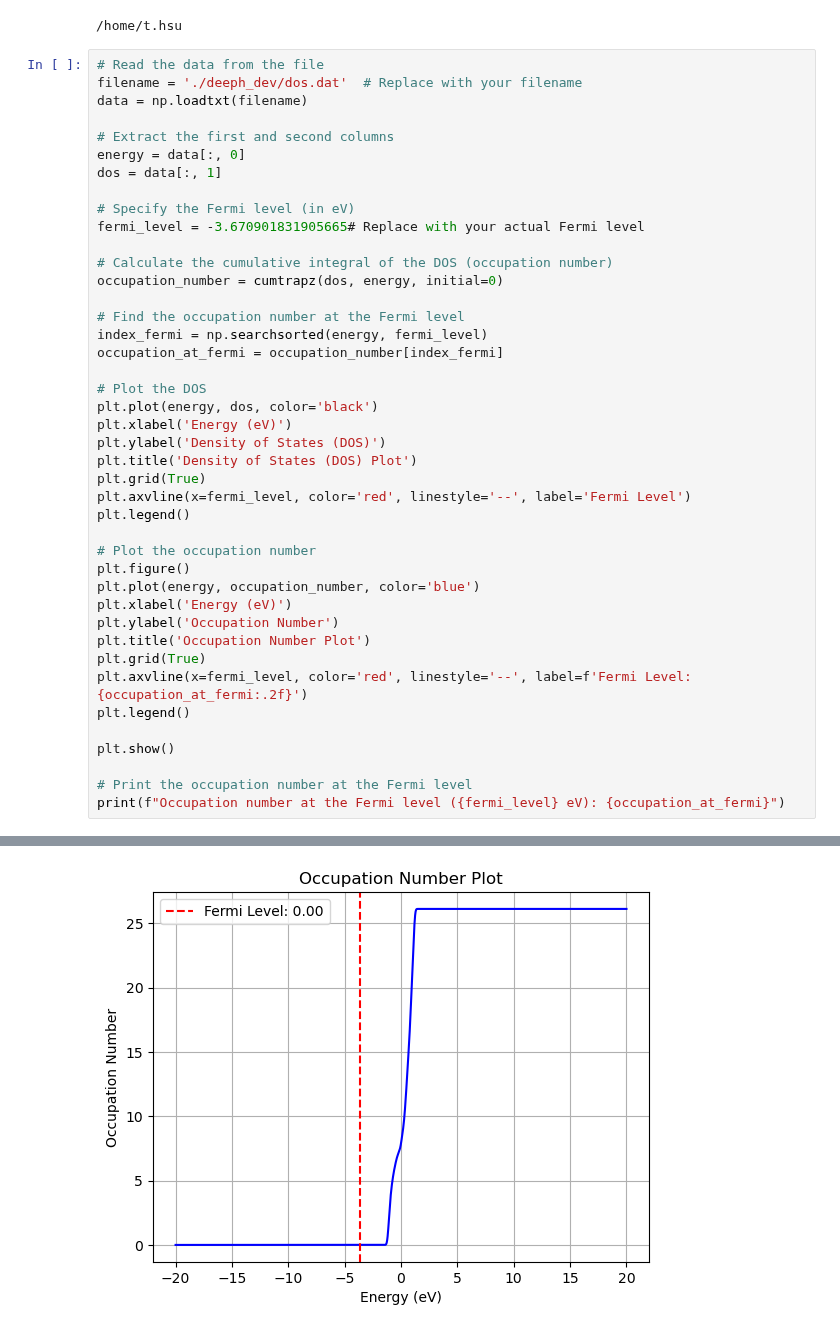
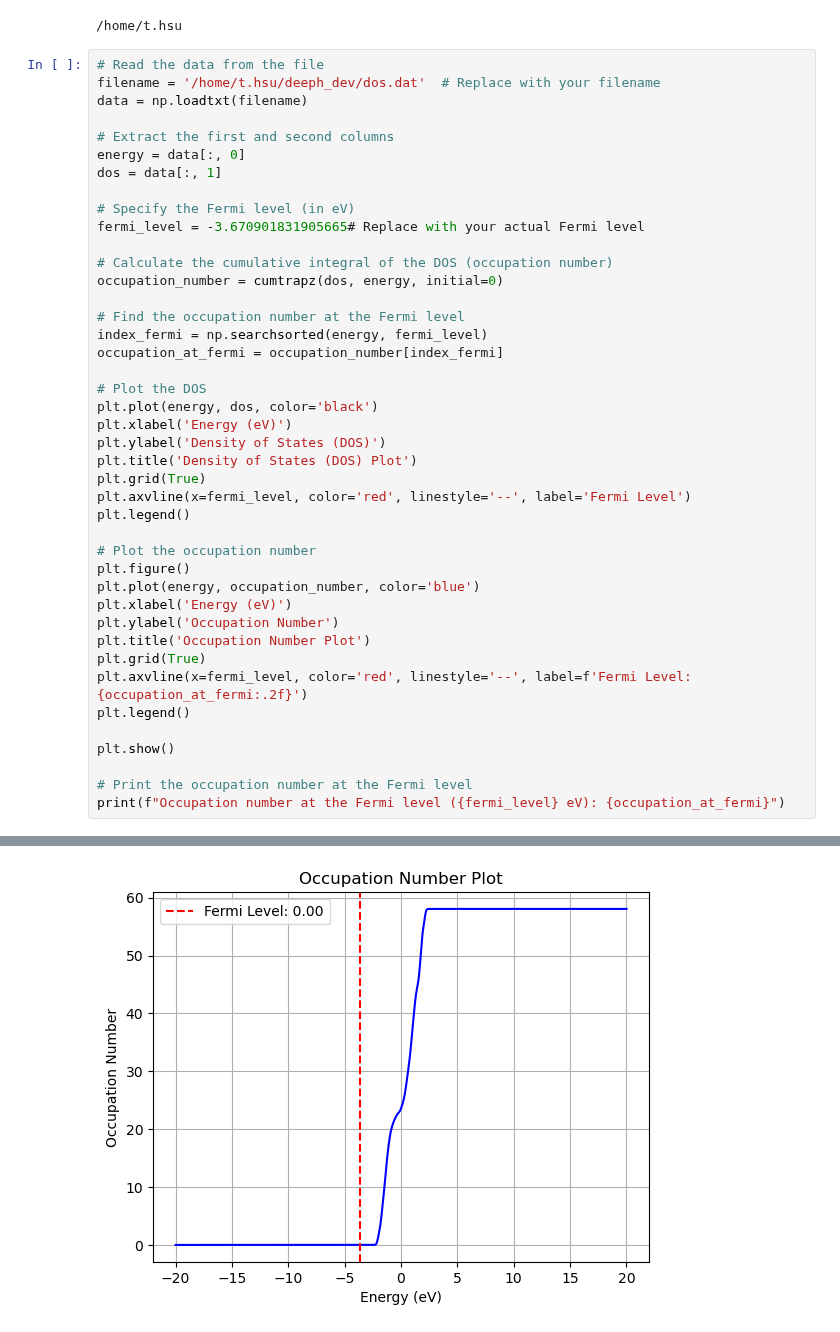
Before and after one commit to AngusHsuPhys/deeph_dev, a Jupyter notebook: DOS_plot.ipynb, the cells around one changed output, grey strips where cells are left out. Saved outputs shown, nothing was run; the diff lists cells and outputs as text.

Commit message:
Modified DOS_plot path to abs

```diff
--- a/DOS_plot.ipynb
+++ b/DOS_plot.ipynb
@@ -57,7 +57,7 @@ print(len(energy))
 /home/t.hsu
 # %%
 # Read the data from the file
-filename = './deeph_dev/dos.dat'  # Replace with your filename
+filename = '/home/t.hsu/deeph_dev/dos.dat'  # Replace with your filename
 data = np.loadtxt(filename)
 
 # Extract the first and second columns
@@ -102 +102 @@ print(f"Occupation number at the Fermi level ({fermi_level} eV): {occupation_at_
-[figure, old version]
+[figure, new version]
```
Also changed, not shown: parts of 2 cells of this notebook, 1 other file.
